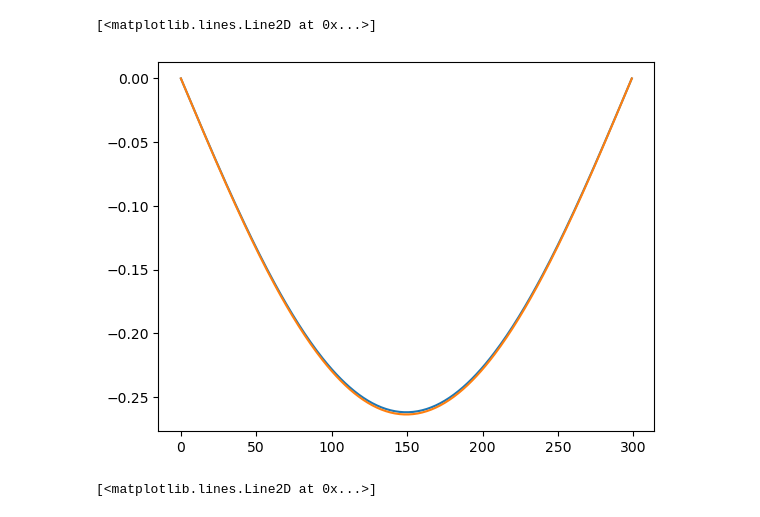
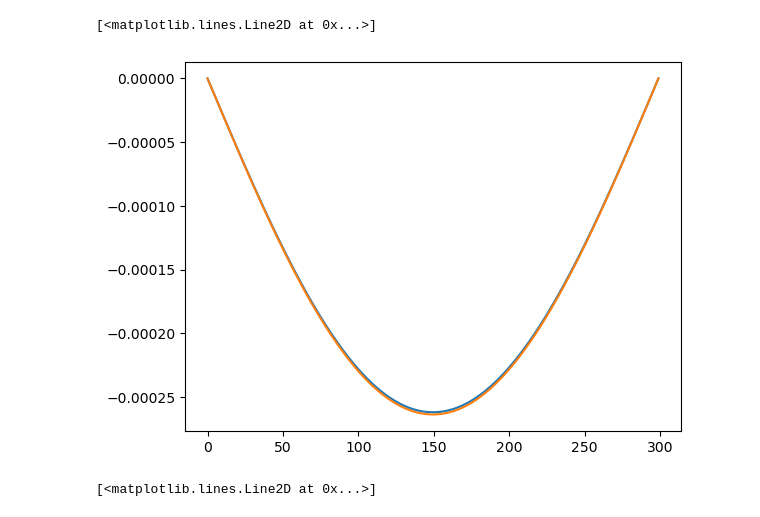
Before and after one commit to nvanderriet/MA934, a Jupyter notebook: Wk3/ProblemSht3.ipynb, the cells around one changed output. Drawn from its saved outputs; the diff is of its cells as text; code cells hidden in the pictures.

```diff
--- a/Wk3/ProblemSht3.ipynb
+++ b/Wk3/ProblemSht3.ipynb
@@ -4,7 +4,7 @@ import matplotlib.pyplot as plt
 # %%
 # Lets make a constants dictionary to not confuse them with variables
 const = {
-    "E": 2*10**8,
+    "E": 2*10**11,
     "I": 3*10**(-4),
     "omega": 1.5*10**4,
     "L": 3
@@ -17,34 +17,34 @@ h = const["L"]/N # step size is determined
 # initiate the RHS x
 x = np.linspace(0,const["L"],N)
 # initiate A with the stencil
 dc = -2*np.ones(N)
 do = -0.5*dc[:-1]
 A = np.diag(dc)+np.diag(do,k=1)+np.diag(do,k=-1)
 
 # Make A and consider BCs
 A = A*const["E"]*const["I"]/(h**2)
 A[0,:]=np.zeros((1,N))
 A[-1,:]=A[0,:]
 A[0,0]=1
 A[-1,-1]=1
 
 # Make the RHS x
 # x = const["omega"]*x*(const["L"]/2-x) # Careful Radu, typo included
 x = const["omega"]*x*(const["L"]-x)/2
 x[0]=0 # BCs
 x[-1]=0
 
 # Solve for y
 y = np.linalg.solve(A,x)
 
 pts = np.linspace(0,const["L"],N)
 # act = const["omega"]*pts*pts*pts*(const["L"] - pts)/(12*const["E"]*const["I"]) #typo
 act = const["omega"]*pts*(2*const["L"]*pts**2 - pts**3 - const["L"]**3)/(24*const["E"]*const["I"]) #typo
 plt.plot(y)
 plt.plot(act)
 # %% [output]
 [<matplotlib.lines.Line2D at 0x...>]
-[figure, old version]
+[figure, new version]
 # %%
 
 c = 1 # Speed
```
Also changed, not shown: 42 other files.
